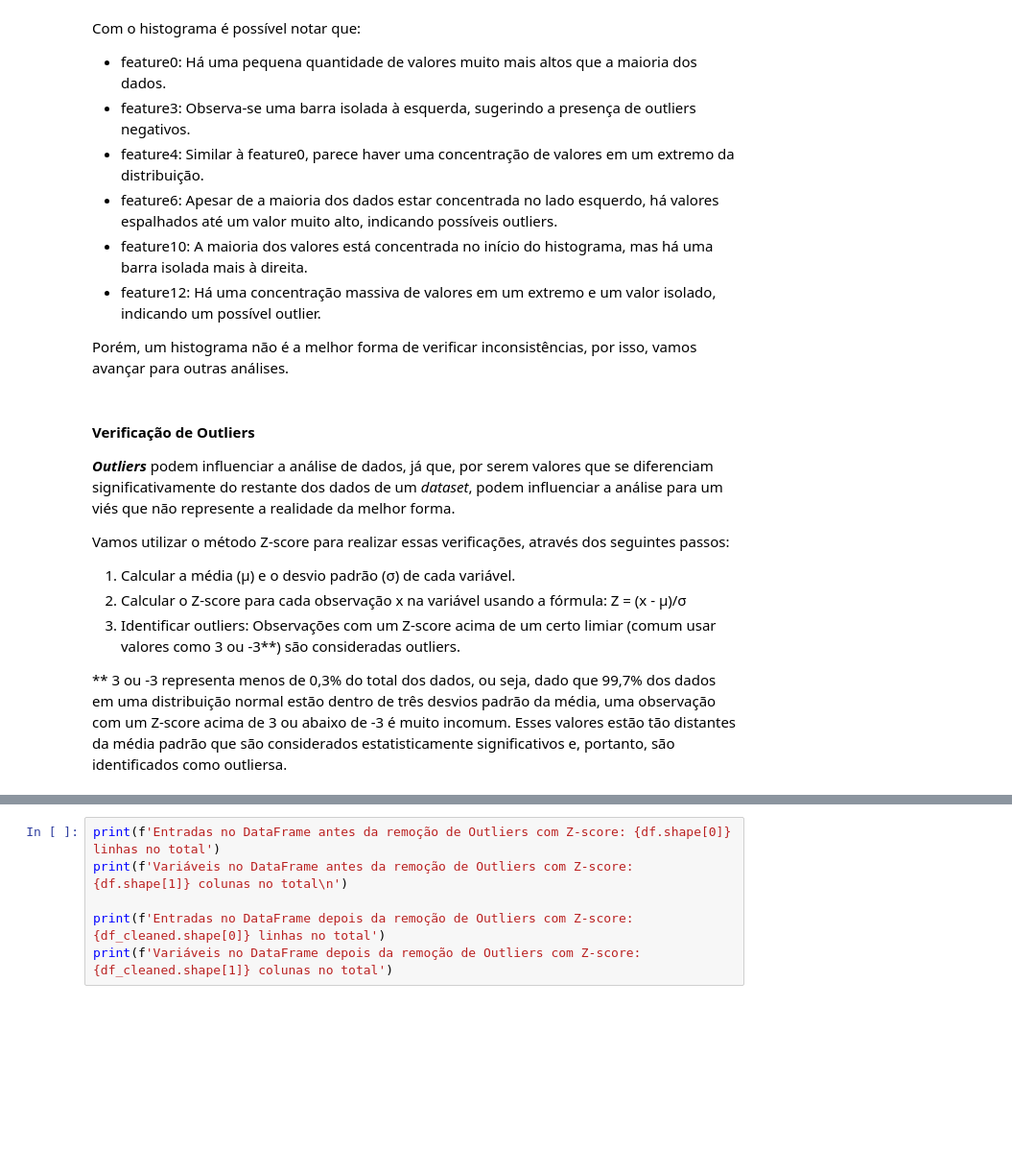
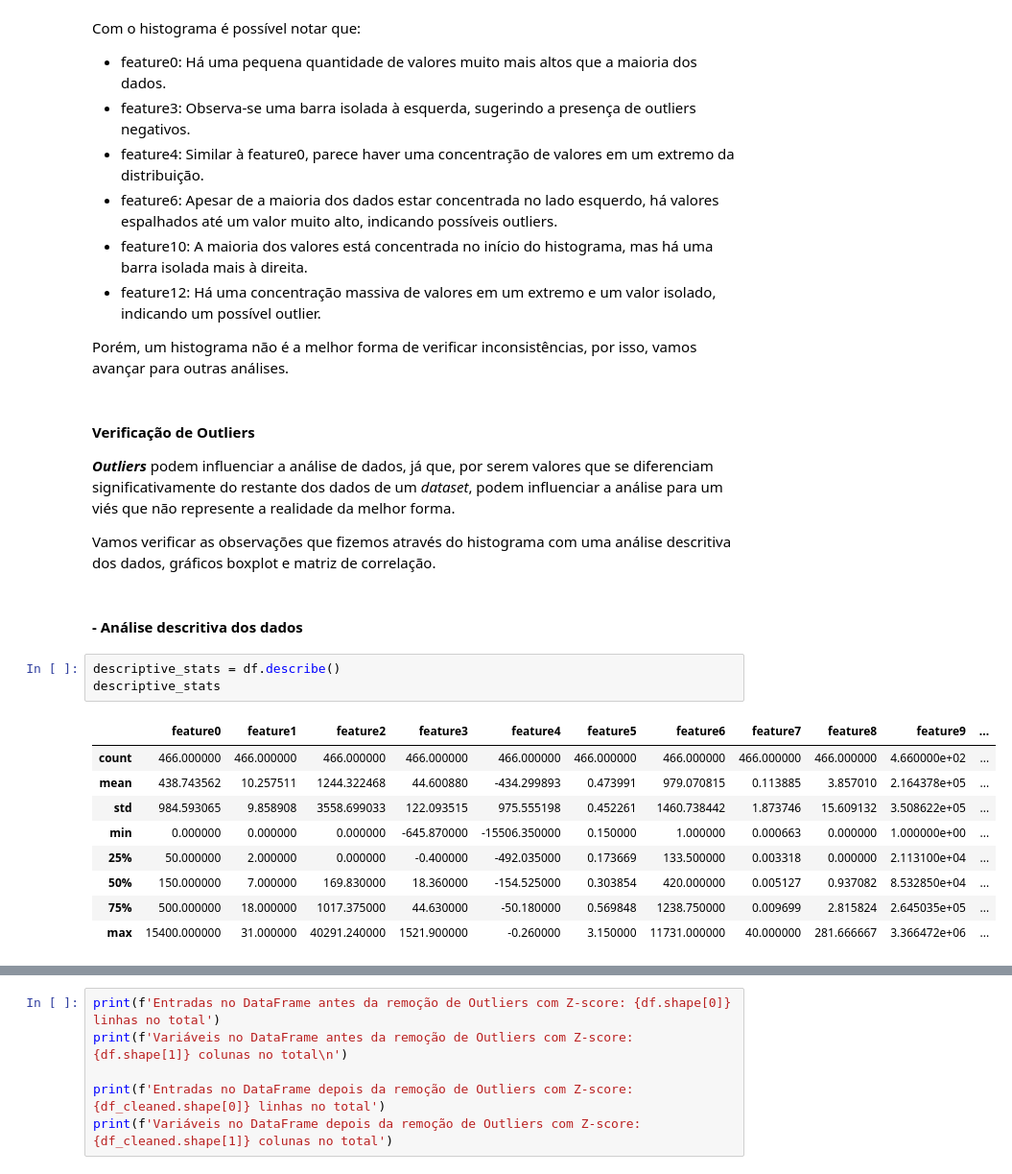
Before and after one commit to vivianerenizia/pattern-recognition, a Jupyter notebook: pattern_recognition.ipynb, the cells around one changed output, grey strips where cells are left out. Shown at 96% size. Saved outputs shown, nothing was run; the diff lists cells and outputs as text; blank space fills up the shorter version.

```diff
--- a/pattern_recognition.ipynb
+++ b/pattern_recognition.ipynb
@@ -151,11 +168,19 @@ Porém, um histograma não é a melhor forma de verificar inconsistências, por
 #### **Verificação de Outliers**
 ***Outliers*** podem influenciar a análise de dados, já que, por serem valores que se diferenciam significativamente do restante dos dados de um *dataset*, podem influenciar a análise para um viés que não represente a realidade da melhor forma.
 
-Vamos utilizar o método Z-score para realizar essas verificações, através dos seguintes passos:
-
-1. Calcular a média (μ) e o desvio padrão (σ) de cada variável.
-2. Calcular o Z-score para cada observação x na variável usando a fórmula: Z = (x - μ)/σ
-3. Identificar outliers: Observações com um Z-score acima de um certo limiar (comum usar valores como 3 ou -3**) são consideradas outliers.
-
-** 3 ou -3 representa menos de 0,3% do total dos dados, ou seja, dado que 99,7% dos dados em uma distribuição normal estão dentro de três desvios padrão da média, uma observação com um Z-score acima de 3 ou abaixo de -3 é muito incomum.
-Esses valores estão tão distantes da média padrão que são considerados estatisticamente significativos e, portanto, são identificados como outliersa.
+Vamos verificar as observações que fizemos através do histograma com uma análise descritiva dos dados, gráficos boxplot e matriz de correlação.
+# %% [markdown]
+#### - Análise descritiva dos dados
+# %%
+descriptive_stats = df.describe()
+descriptive_stats
+# %% [output]
+|  | feature0 | feature1 | feature2 | feature3 | feature4 | feature5 | feature6 | feature7 | feature8 | feature9 | ... |
+| count | 466.000000 | 466.000000 | 466.000000 | 466.000000 | 466.000000 | 466.000000 | 466.000000 | 466.000000 | 466.000000 | 4.660000e+02 | ... |
+| mean | 438.743562 | 10.257511 | 1244.322468 | 44.600880 | -434.299893 | 0.473991 | 979.070815 | 0.113885 | 3.857010 | 2.164378e+05 | ... |
+| std | 984.593065 | 9.858908 | 3558.699033 | 122.093515 | 975.555198 | 0.452261 | 1460.738442 | 1.873746 | 15.609132 | 3.508622e+05 | ... |
+| min | 0.000000 | 0.000000 | 0.000000 | -645.870000 | -15506.350000 | 0.150000 | 1.000000 | 0.000663 | 0.000000 | 1.000000e+00 | ... |
+| 25% | 50.000000 | 2.000000 | 0.000000 | -0.400000 | -492.035000 | 0.173669 | 133.500000 | 0.003318 | 0.000000 | 2.113100e+04 | ... |
+| 50% | 150.000000 | 7.000000 | 169.830000 | 18.360000 | -154.525000 | 0.303854 | 420.000000 | 0.005127 | 0.937082 | 8.532850e+04 | ... |
+| 75% | 500.000000 | 18.000000 | 1017.375000 | 44.630000 | -50.180000 | 0.569848 | 1238.750000 | 0.009699 | 2.815824 | 2.645035e+05 | ... |
+| max | 15400.000000 | 31.000000 | 40291.240000 | 1521.900000 | -0.260000 | 3.150000 | 11731.000000 | 40.000000 | 281.666667 | 3.366472e+06 | ... |
```
Also changed, not shown: parts of 16 cells of this notebook.
